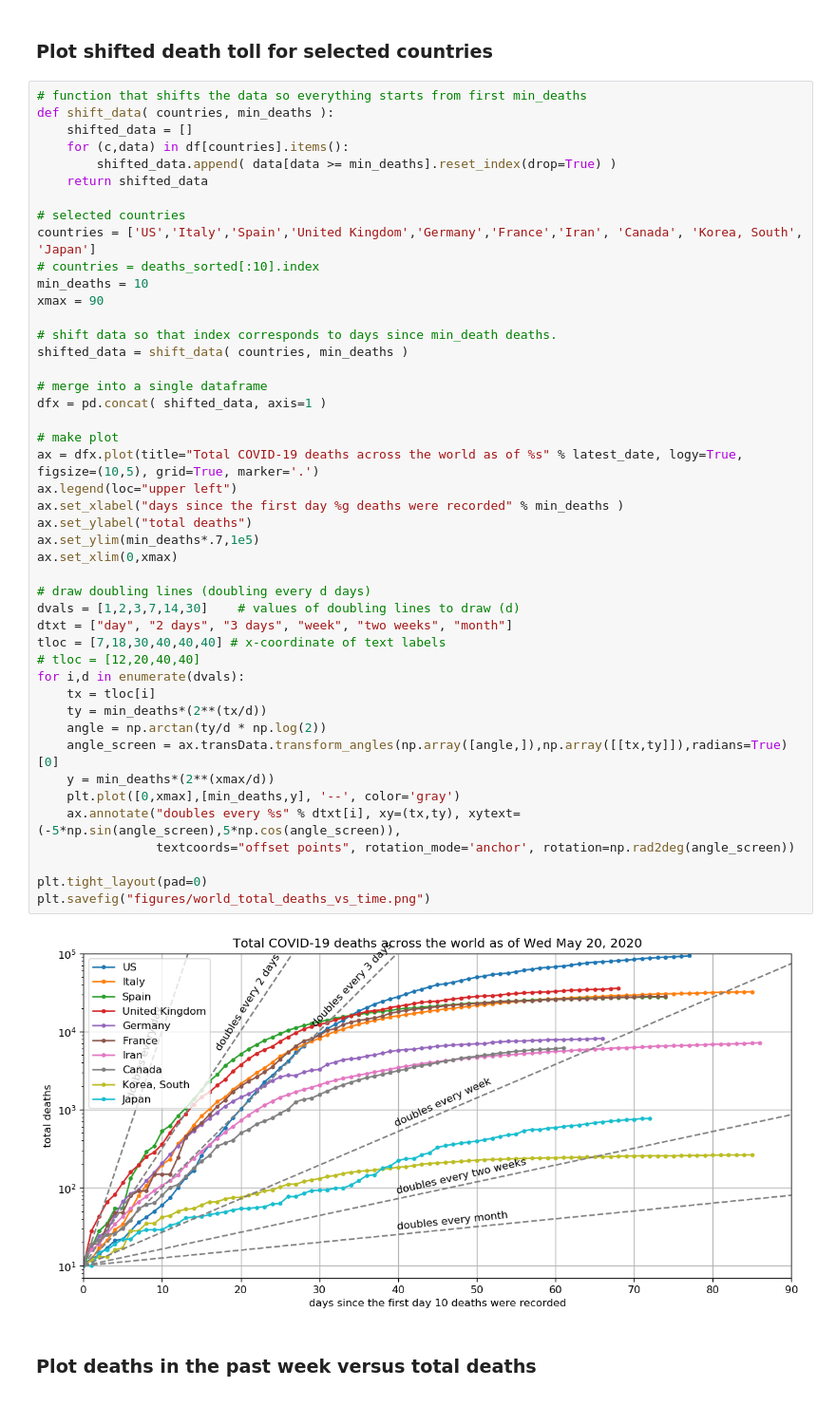
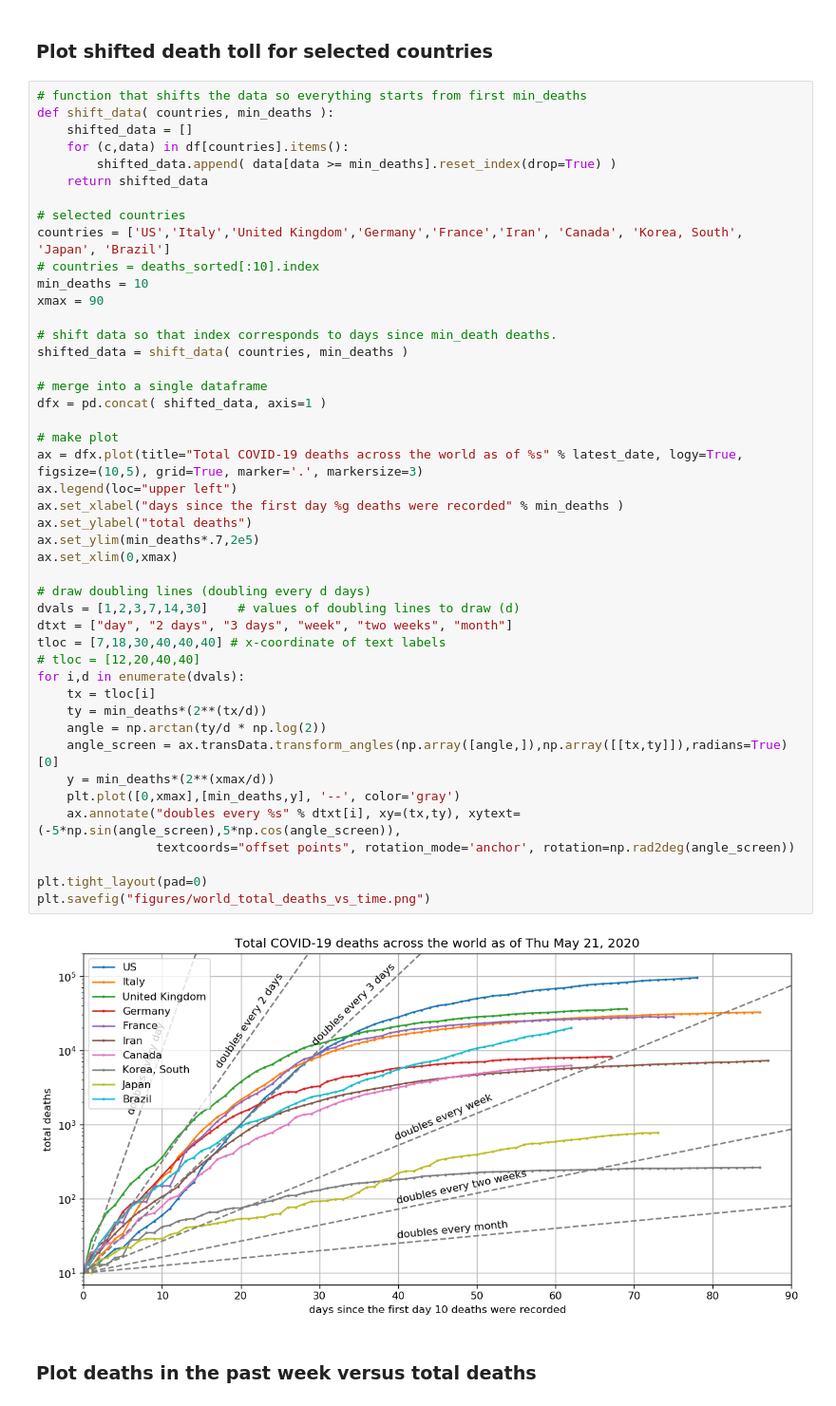
Before and after one commit to LaurentLessard/covid19, a Jupyter notebook: covid.ipynb, the cells around one changed output. Shown at 95% size. Saved outputs shown, nothing was run; the diff lists cells and outputs as text.

```diff
--- a/covid.ipynb
+++ b/covid.ipynb
@@ -95,7 +95,7 @@ def shift_data( countries, min_deaths ):
     return shifted_data
 
 # selected countries
-countries = ['US','Italy','Spain','United Kingdom','Germany','France','Iran', 'Canada', 'Korea, South', 'Japan']
+countries = ['US','Italy','United Kingdom','Germany','France','Iran', 'Canada', 'Korea, South', 'Japan', 'Brazil']
 # countries = deaths_sorted[:10].index
 min_deaths = 10
 xmax = 90
@@ -103,36 +103,36 @@ xmax = 90
 # shift data so that index corresponds to days since min_death deaths.
 shifted_data = shift_data( countries, min_deaths )
 
 # merge into a single dataframe
 dfx = pd.concat( shifted_data, axis=1 )
 
 # make plot
-ax = dfx.plot(title="Total COVID-19 deaths across the world as of %s" % latest_date, logy=True, figsize=(10,5), grid=True, marker='.')
+ax = dfx.plot(title="Total COVID-19 deaths across the world as of %s" % latest_date, logy=True, figsize=(10,5), grid=True, marker='.', markersize=3)
 ax.legend(loc="upper left")
 ax.set_xlabel("days since the first day %g deaths were recorded" % min_deaths )
 ax.set_ylabel("total deaths")
-ax.set_ylim(min_deaths*.7,1e5)
+ax.set_ylim(min_deaths*.7,2e5)
 ax.set_xlim(0,xmax)
 
 # draw doubling lines (doubling every d days)
 dvals = [1,2,3,7,14,30]    # values of doubling lines to draw (d)
 dtxt = ["day", "2 days", "3 days", "week", "two weeks", "month"]
 tloc = [7,18,30,40,40,40] # x-coordinate of text labels
 # tloc = [12,20,40,40]
 for i,d in enumerate(dvals):
     tx = tloc[i]
     ty = min_deaths*(2**(tx/d))
     angle = np.arctan(ty/d * np.log(2))
     angle_screen = ax.transData.transform_angles(np.array([angle,]),np.array([[tx,ty]]),radians=True)[0]
     y = min_deaths*(2**(xmax/d))
     plt.plot([0,xmax],[min_deaths,y], '--', color='gray')
     ax.annotate("doubles every %s" % dtxt[i], xy=(tx,ty), xytext=(-5*np.sin(angle_screen),5*np.cos(angle_screen)),
                 textcoords="offset points", rotation_mode='anchor', rotation=np.rad2deg(angle_screen))
 
 plt.tight_layout(pad=0)
 plt.savefig("figures/world_total_deaths_vs_time.png")
 # %% [output]
-[figure, old version]
+[figure, new version]
 # %% [markdown]
 ### Plot deaths in the past week versus total deaths
 # %%
```
Also changed, not shown: parts of 8 cells of this notebook, 14 other files.
